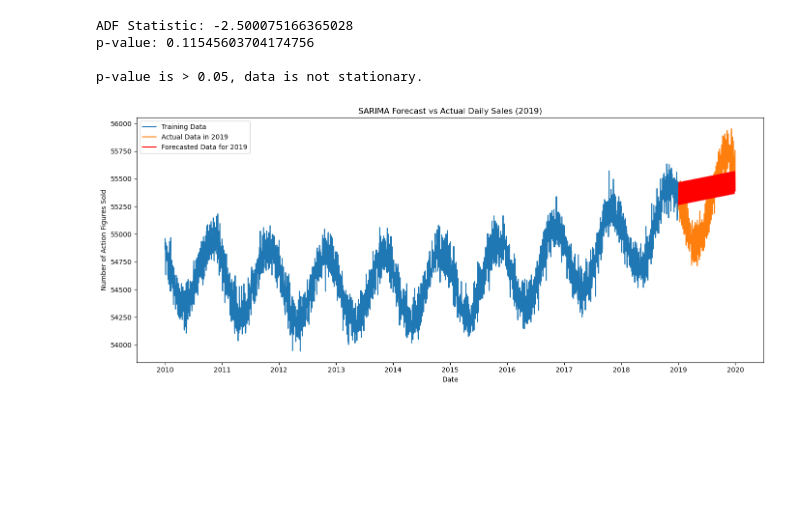
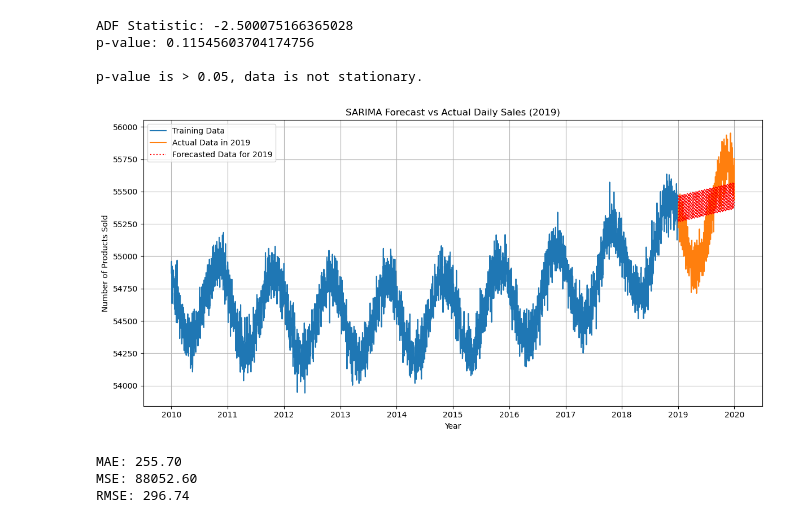
Before and after one commit to eysszn/9428-dm-acts, a Jupyter notebook: finals/finact1/finact1.ipynb, the cells around one changed output. Drawn from its saved outputs; the diff is of its cells as text; code cells hidden in the pictures; blank space fills up the shorter version.

```diff
--- a/finals/finact1/finact1.ipynb
+++ b/finals/finact1/finact1.ipynb
@@ -123,32 +115,50 @@ p-value is > 0.05, data is not stationary.
 # %%
 # create a time series model (SARIMA)
 
 # Split into training and testing data
 training = daily_sales[daily_sales['date'].dt.year < 2019].set_index('date')
 testing = daily_sales[daily_sales['date'].dt.year == 2019].set_index('date')
 
 from statsmodels.tsa.statespace.sarimax import SARIMAX
+
 model = SARIMAX(training,
                 order=(1, 1, 1), # differencing is applied
                 seasonal_order=(1, 1, 1, 7),
                 enforce_stationarity=False,
                 enforce_invertibility=False
                 )
 
 results = model.fit(disp=False)
 
 
 forecast = results.predict(start=testing.index[0], end=testing.index[-1])
 
-plt.figure(figsize=(14,6))
+plt.figure(figsize=(12,6))
 plt.plot(training.index, training, label='Training Data')
 plt.plot(testing.index, testing, label='Actual Data in 2019')
-plt.plot(forecast.index, forecast, label='Forecasted Data for 2019', color='red')
+plt.plot(forecast.index, forecast, label='Forecasted Data for 2019', color='red', ls=':')
 plt.title('SARIMA Forecast vs Actual Daily Sales (2019)')
-plt.xlabel('Date')
-plt.ylabel('Number of Action Figures Sold')
+plt.xlabel('Year')
+plt.ylabel('Number of Products Sold')
 plt.legend()
 plt.tight_layout()
+plt.grid()
 plt.show()
 # %% [output]
-[figure, old version]
+[figure, new version]
+# %%
+# evaluate the model
+from sklearn.metrics import mean_absolute_error, mean_squared_error
+import numpy as np
+
+mae = mean_absolute_error(testing, forecast)
+mse = mean_squared_error(testing, forecast)
+rmse = np.sqrt(mse)
+
+print(f"MAE: {mae:.2f}")
+print(f"MSE: {mse:.2f}")
+print(f"RMSE: {rmse:.2f}")
+# %% [output]
+MAE: 255.70
+MSE: 88052.60
+RMSE: 296.74
```
Also changed, not shown: parts of 2 cells of this notebook.
